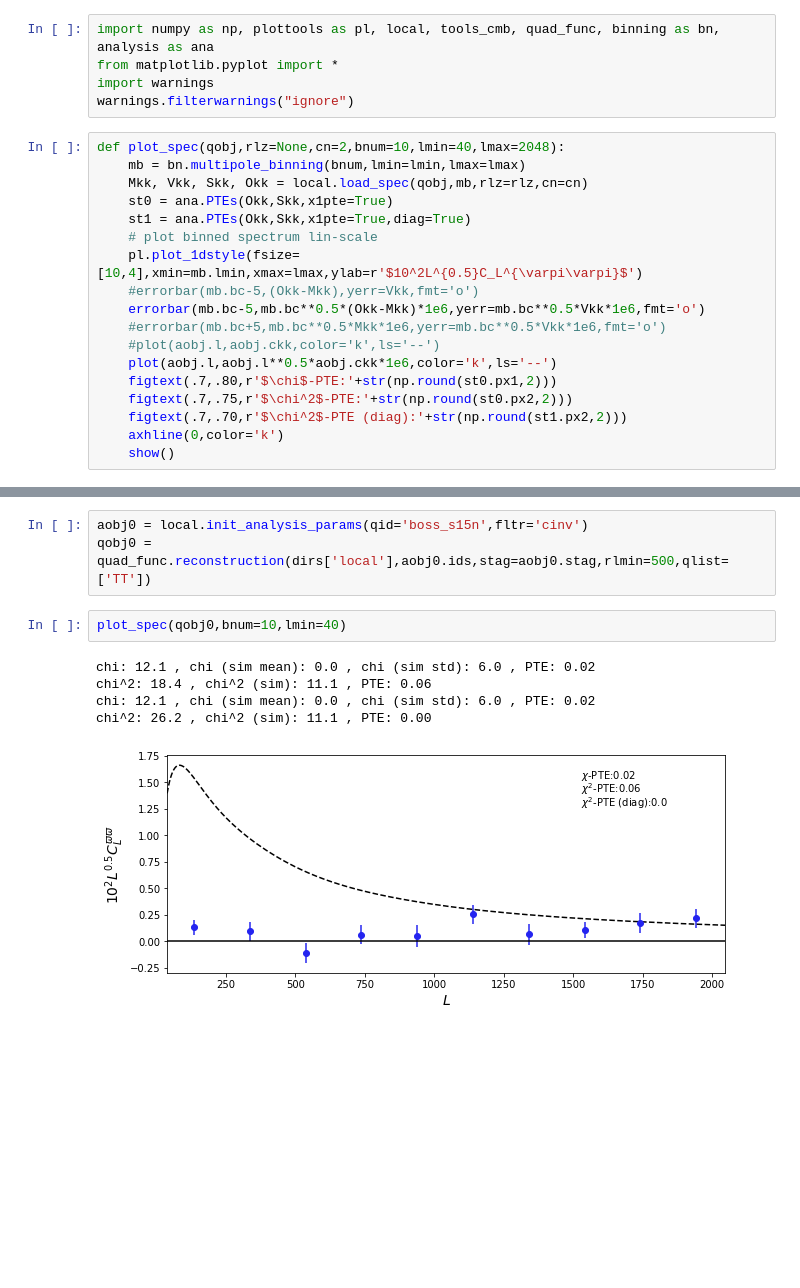
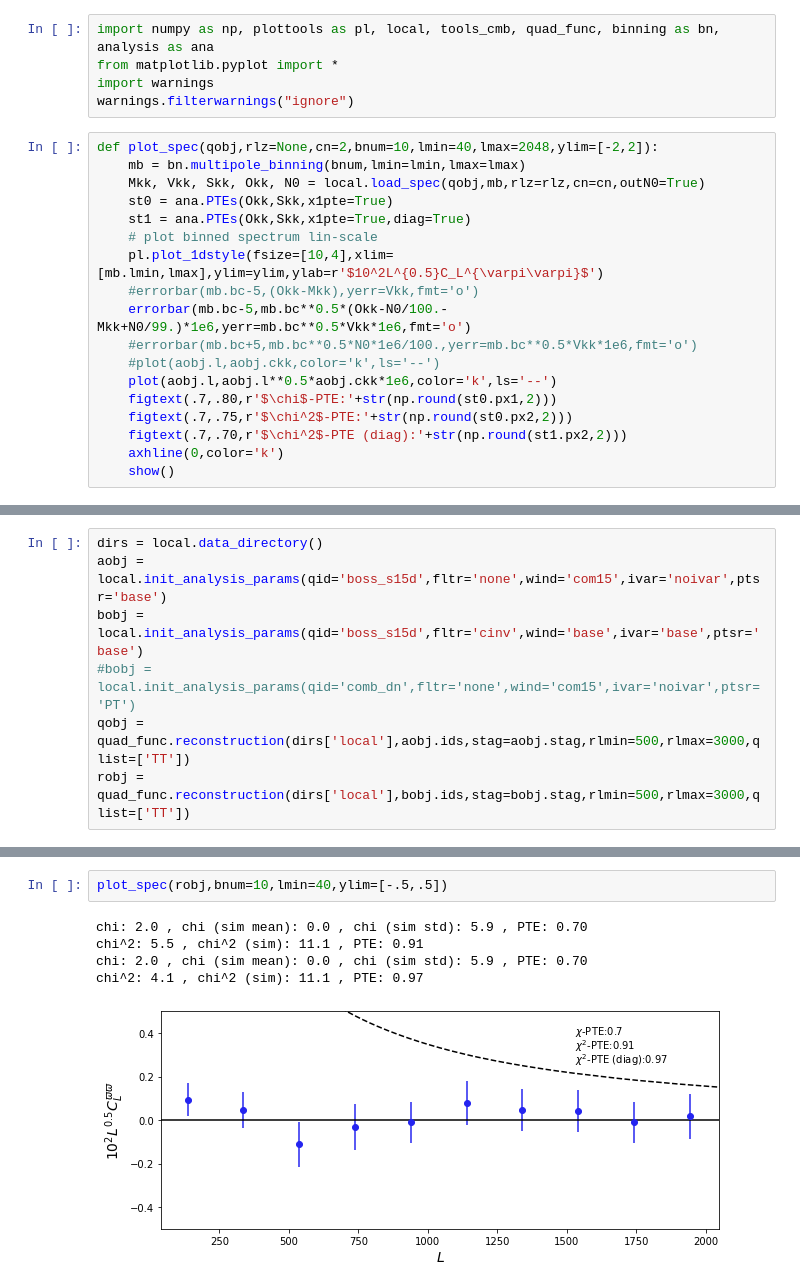
Before and after one commit to ACTCollaboration/Lensing-Daytime, a Jupyter notebook: check_null_curl_spec.ipynb, the cells around one changed output, grey strips where cells are left out. Saved outputs shown, nothing was run; the diff lists cells and outputs as text; blank space fills up the shorter version.

```diff
--- a/check_null_curl_spec.ipynb
+++ b/check_null_curl_spec.ipynb
@@ -4,16 +4,16 @@ from matplotlib.pyplot import *
 import warnings
 warnings.filterwarnings("ignore")
 # %%
-def plot_spec(qobj,rlz=None,cn=2,bnum=10,lmin=40,lmax=2048):
+def plot_spec(qobj,rlz=None,cn=2,bnum=10,lmin=40,lmax=2048,ylim=[-2,2]):
     mb = bn.multipole_binning(bnum,lmin=lmin,lmax=lmax)
-    Mkk, Vkk, Skk, Okk = local.load_spec(qobj,mb,rlz=rlz,cn=cn)
+    Mkk, Vkk, Skk, Okk, N0 = local.load_spec(qobj,mb,rlz=rlz,cn=cn,outN0=True)
     st0 = ana.PTEs(Okk,Skk,x1pte=True)
     st1 = ana.PTEs(Okk,Skk,x1pte=True,diag=True)
     # plot binned spectrum lin-scale
-    pl.plot_1dstyle(fsize=[10,4],xmin=mb.lmin,xmax=lmax,ylab=r'$10^2L^{0.5}C_L^{\varpi\varpi}$')
+    pl.plot_1dstyle(fsize=[10,4],xlim=[mb.lmin,lmax],ylim=ylim,ylab=r'$10^2L^{0.5}C_L^{\varpi\varpi}$')
     #errorbar(mb.bc-5,(Okk-Mkk),yerr=Vkk,fmt='o')
-    errorbar(mb.bc-5,mb.bc**0.5*(Okk-Mkk)*1e6,yerr=mb.bc**0.5*Vkk*1e6,fmt='o')
-    #errorbar(mb.bc+5,mb.bc**0.5*Mkk*1e6,yerr=mb.bc**0.5*Vkk*1e6,fmt='o')
+    errorbar(mb.bc-5,mb.bc**0.5*(Okk-N0/100.-Mkk+N0/99.)*1e6,yerr=mb.bc**0.5*Vkk*1e6,fmt='o')
+    #errorbar(mb.bc+5,mb.bc**0.5*N0*1e6/100.,yerr=mb.bc**0.5*Vkk*1e6,fmt='o')
     #plot(aobj.l,aobj.ckk,color='k',ls='--')
     plot(aobj.l,aobj.l**0.5*aobj.ckk*1e6,color='k',ls='--')
     figtext(.7,.80,r'$\chi$-PTE:'+str(np.round(st0.px1,2)))
@@ -36,3 +24,10 @@ qobj = quad_func.reconstruction(dirs['local'],aobj.ids,stag=aobj.stag,rlmin=500,
+# %%
+dirs = local.data_directory()
+aobj = local.init_analysis_params(qid='boss_s15d',fltr='none',wind='com15',ivar='noivar',ptsr='base')
+bobj = local.init_analysis_params(qid='boss_s15d',fltr='cinv',wind='base',ivar='base',ptsr='base')
+#bobj = local.init_analysis_params(qid='comb_dn',fltr='none',wind='com15',ivar='noivar',ptsr='PT')
+qobj = quad_func.reconstruction(dirs['local'],aobj.ids,stag=aobj.stag,rlmin=500,rlmax=3000,qlist=['TT'])
+robj = quad_func.reconstruction(dirs['local'],bobj.ids,stag=bobj.stag,rlmin=500,rlmax=3000,qlist=['TT'])
 # %%
 plot_spec(qobj,bnum=10,lmin=40)
 # %% [output]
@@ -53,11 +39,8 @@ chi^2: 20.4 , chi^2 (sim): 11.1 , PTE: 0.04
-# %%
-aobj0 = local.init_analysis_params(qid='boss_s15n',fltr='cinv')
-qobj0 = quad_func.reconstruction(dirs['local'],aobj0.ids,stag=aobj0.stag,rlmin=500,qlist=['TT'])
 # %%
-plot_spec(qobj0,bnum=10,lmin=40)
+plot_spec(robj,bnum=10,lmin=40,ylim=[-.5,.5])
 # %% [output]
-chi: 12.1 , chi (sim mean): 0.0 , chi (sim std): 6.0 , PTE: 0.02
-chi^2: 18.4 , chi^2 (sim): 11.1 , PTE: 0.06
-chi: 12.1 , chi (sim mean): 0.0 , chi (sim std): 6.0 , PTE: 0.02
-chi^2: 26.2 , chi^2 (sim): 11.1 , PTE: 0.00
+chi: 2.0 , chi (sim mean): 0.0 , chi (sim std): 5.9 , PTE: 0.70
+chi^2: 5.5 , chi^2 (sim): 11.1 , PTE: 0.91
+chi: 2.0 , chi (sim mean): 0.0 , chi (sim std): 5.9 , PTE: 0.70
+chi^2: 4.1 , chi^2 (sim): 11.1 , PTE: 0.97
-[figure, old version]
+[figure, new version]
```
Also changed, not shown: parts of 4 cells of this notebook, 21 other files.
